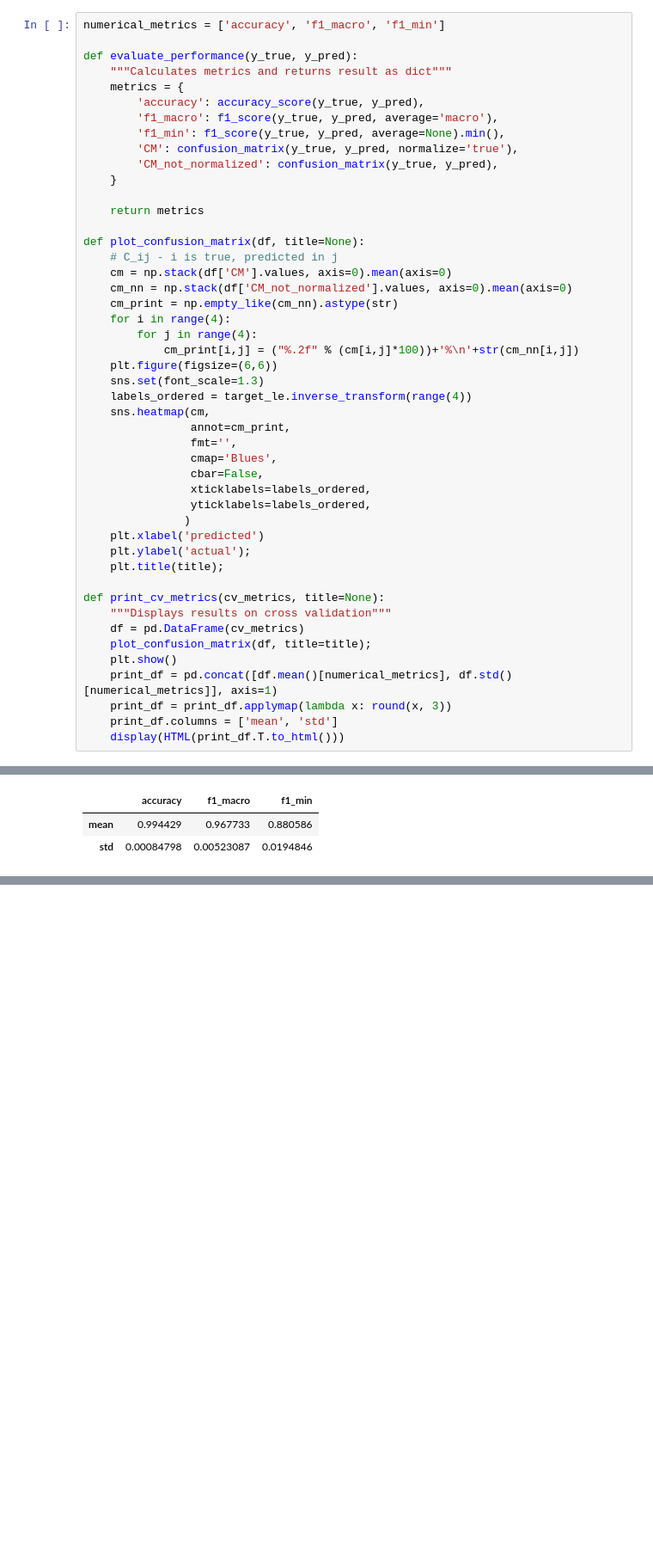
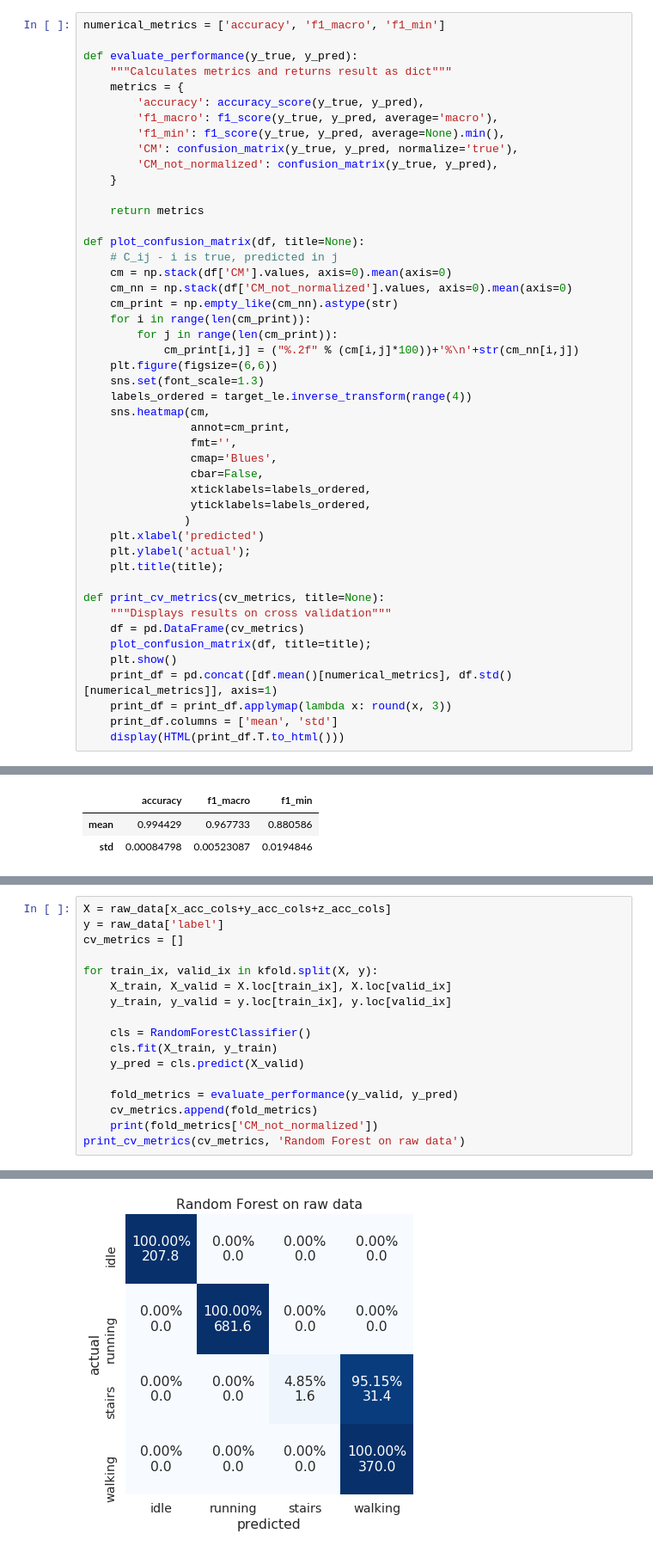
Before and after one commit to kilianovski/study, a Jupyter notebook: small_projects/activity_classification_accelerometer/activity_classification.ipynb, the cells around one changed output, grey strips where cells are left out. Shown at 86% size. Saved outputs shown, nothing was run; the diff lists cells and outputs as text; blank space fills up the shorter version.

```diff
--- a/small_projects/activity_classification_accelerometer/activity_classification.ipynb
+++ b/small_projects/activity_classification_accelerometer/activity_classification.ipynb
@@ -229,8 +232,8 @@ def plot_confusion_matrix(df, title=None):
     cm = np.stack(df['CM'].values, axis=0).mean(axis=0)
     cm_nn = np.stack(df['CM_not_normalized'].values, axis=0).mean(axis=0)
     cm_print = np.empty_like(cm_nn).astype(str)
-    for i in range(4):
-        for j in range(4):
+    for i in range(len(cm_print)):
+        for j in range(len(cm_print)):
             cm_print[i,j] = ("%.2f" % (cm[i,j]*100))+'%\n'+str(cm_nn[i,j])
     plt.figure(figsize=(6,6))
     sns.set(font_scale=1.3)
@@ -1132,0 +1142,18 @@ print_cv_metrics(cv_metrics, 'Tuned Random Forest on top 5 features')
+# %%
+X = raw_data[x_acc_cols+y_acc_cols+z_acc_cols]
+y = raw_data['label']
+cv_metrics = []
+
+for train_ix, valid_ix in kfold.split(X, y):
+    X_train, X_valid = X.loc[train_ix], X.loc[valid_ix]
+    y_train, y_valid = y.loc[train_ix], y.loc[valid_ix]
+
+    cls = RandomForestClassifier()
+    cls.fit(X_train, y_train)
+    y_pred = cls.predict(X_valid)
+
+    fold_metrics = evaluate_performance(y_valid, y_pred)
+    cv_metrics.append(fold_metrics)
+    print(fold_metrics['CM_not_normalized'])
+print_cv_metrics(cv_metrics, 'Random Forest on raw data')
+# %% [output]
@@ -1132,0 +1180 @@ print_cv_metrics(cv_metrics, 'Tuned Random Forest on top 5 features')
+[figure, added]
```
Also changed, not shown: parts of 27 cells of this notebook.
